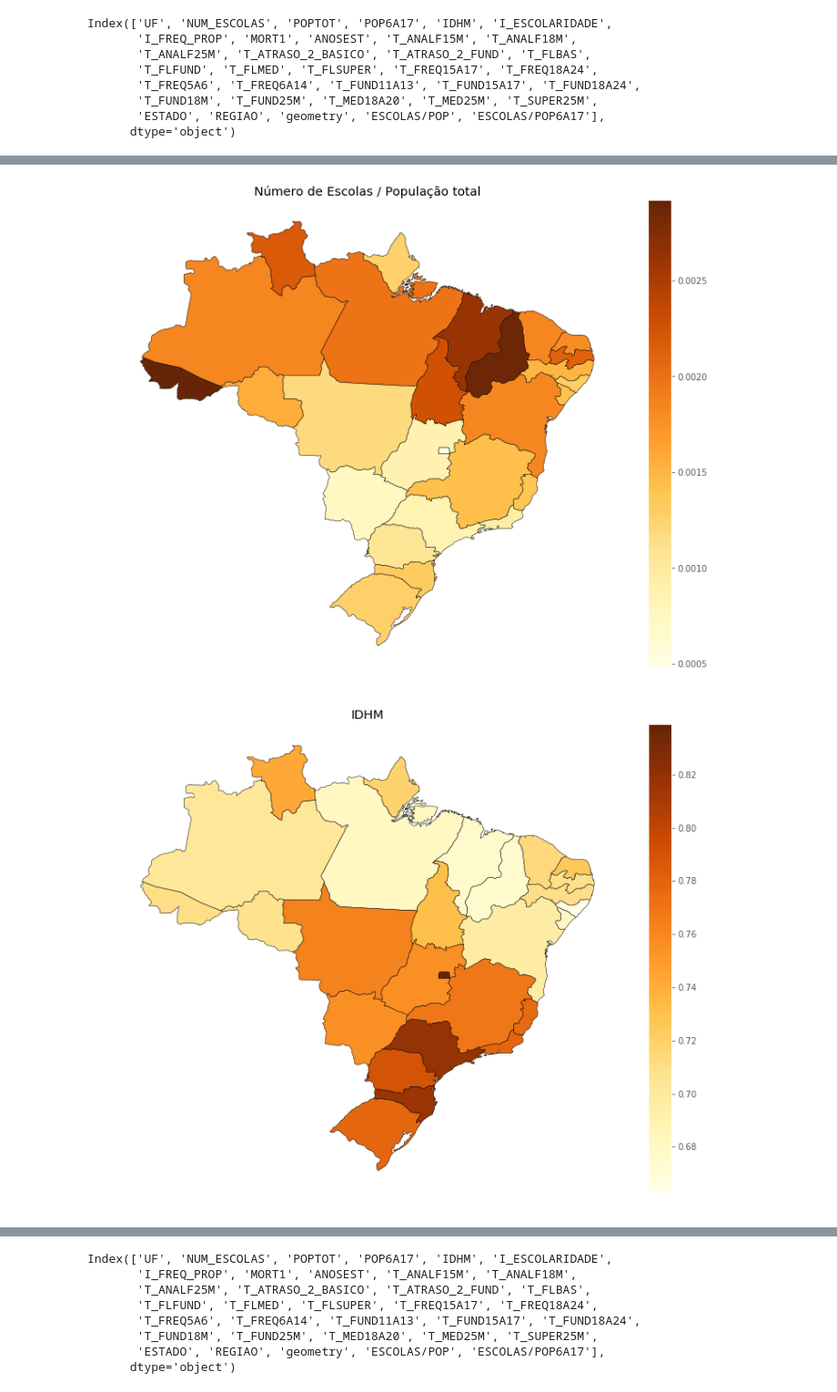
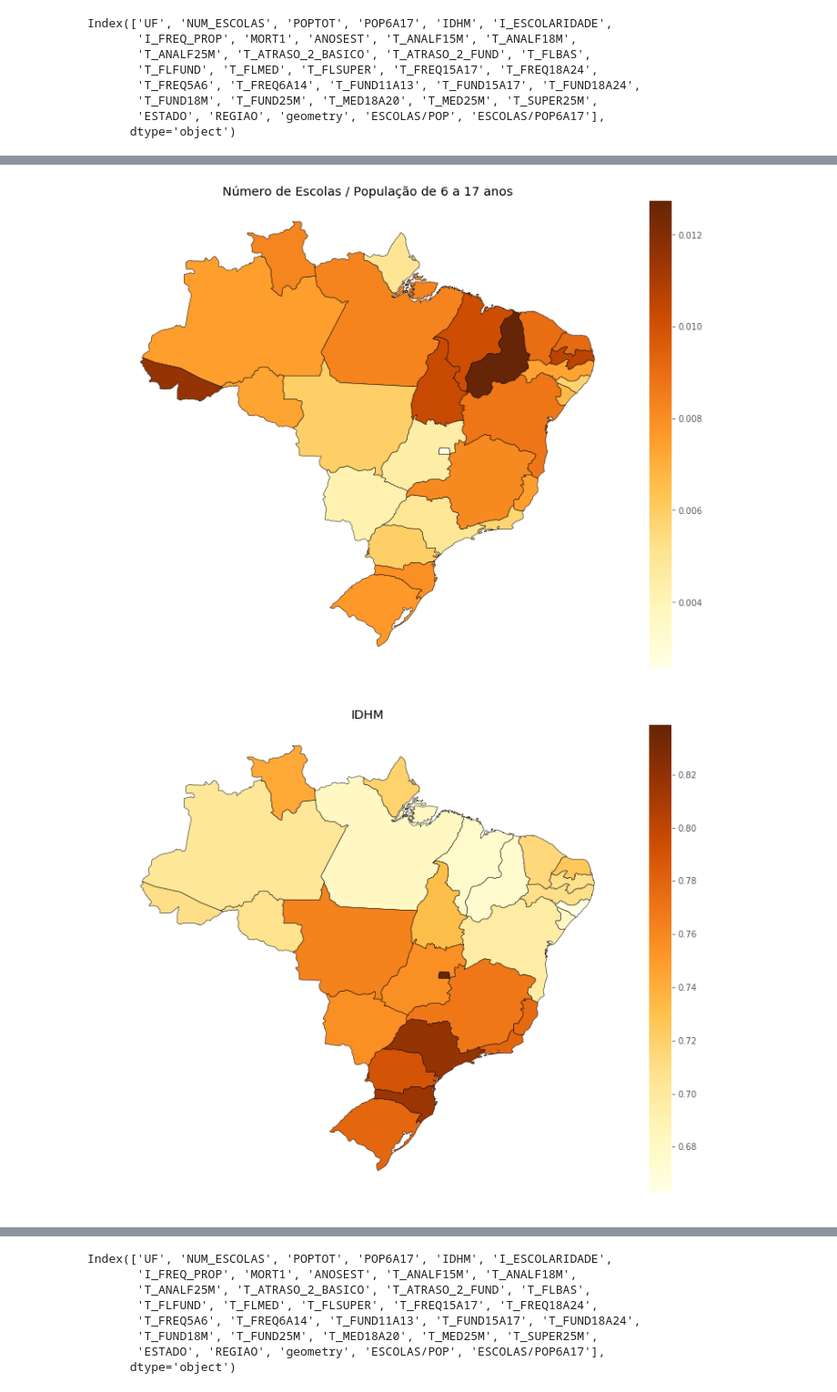
Before and after one commit to bambrozim/IDH-Brasil, a Jupyter notebook: IDH BRASIL.ipynb, the cells around one changed output, grey strips where cells are left out. Shown at 91% size. Drawn from its saved outputs; the diff is of its cells as text; code cells hidden in the pictures.

```diff
--- a/IDH BRASIL.ipynb
+++ b/IDH BRASIL.ipynb
@@ -195,3 +249,4 @@ atlas_2015 = idh_2015[idh_2015['NOME_AGREGA'].isin(count_escolas['UF'])][['NOME_
 # %%
-dados_educacao_2015 = count_escolas.merge(atlas_2015, left_on='UF', right_on='NOME_AGREGA').drop('NOME_AGREGA', axis=1)
+# Junção dos dois datasets sobre educação
+dados_educacao_2015 = count_escolas.merge(atlas_edu_2015, left_on='UF', right_on='NOME_AGREGA').drop('NOME_AGREGA', axis=1)
 # %%
@@ -239,17 +313,26 @@ plt.show()
 # %%
 fig, ax = plt.subplots(figsize=(13, 10))
-_ = mapa_educacao_2015.plot(column='ESCOLAS/POP', ax=ax, legend=True, cmap='YlOrBr', edgecolor='black')
-_ = ax.set_title('Número de Escolas / População total')
+_ = mapa_educacao_2015.plot(column='ESCOLAS/POP6A17', ax=ax, legend=True, cmap='YlOrBr', edgecolor='black')
+_ = ax.set_title('Número de Escolas / População de 6 a 17 anos')
 _ = ax.axis('off')
 
 plt.show()
+
 
 fig, ax = plt.subplots(figsize=(13, 10))
 _ = mapa_educacao_2015.plot(column='IDHM', ax=ax, legend=True, cmap='YlOrBr', edgecolor='black')
 _ = ax.axis('off')
 _ = ax.set_title('IDHM')
 
 plt.show()
+
+
+fig, ax = plt.subplots(figsize=(13, 10))
+_ = mapa_educacao_2015.plot(column='IDHM_E', ax=ax, legend=True, cmap='YlOrBr', edgecolor='black')
+_ = ax.set_title('IDHM Educação')
+_ = ax.axis('off')
+
+plt.show()
 # %% [output]
-[figure, old version]
+[figure, new version]
 [figure]
```
Also changed, not shown: parts of 20 cells of this notebook.
